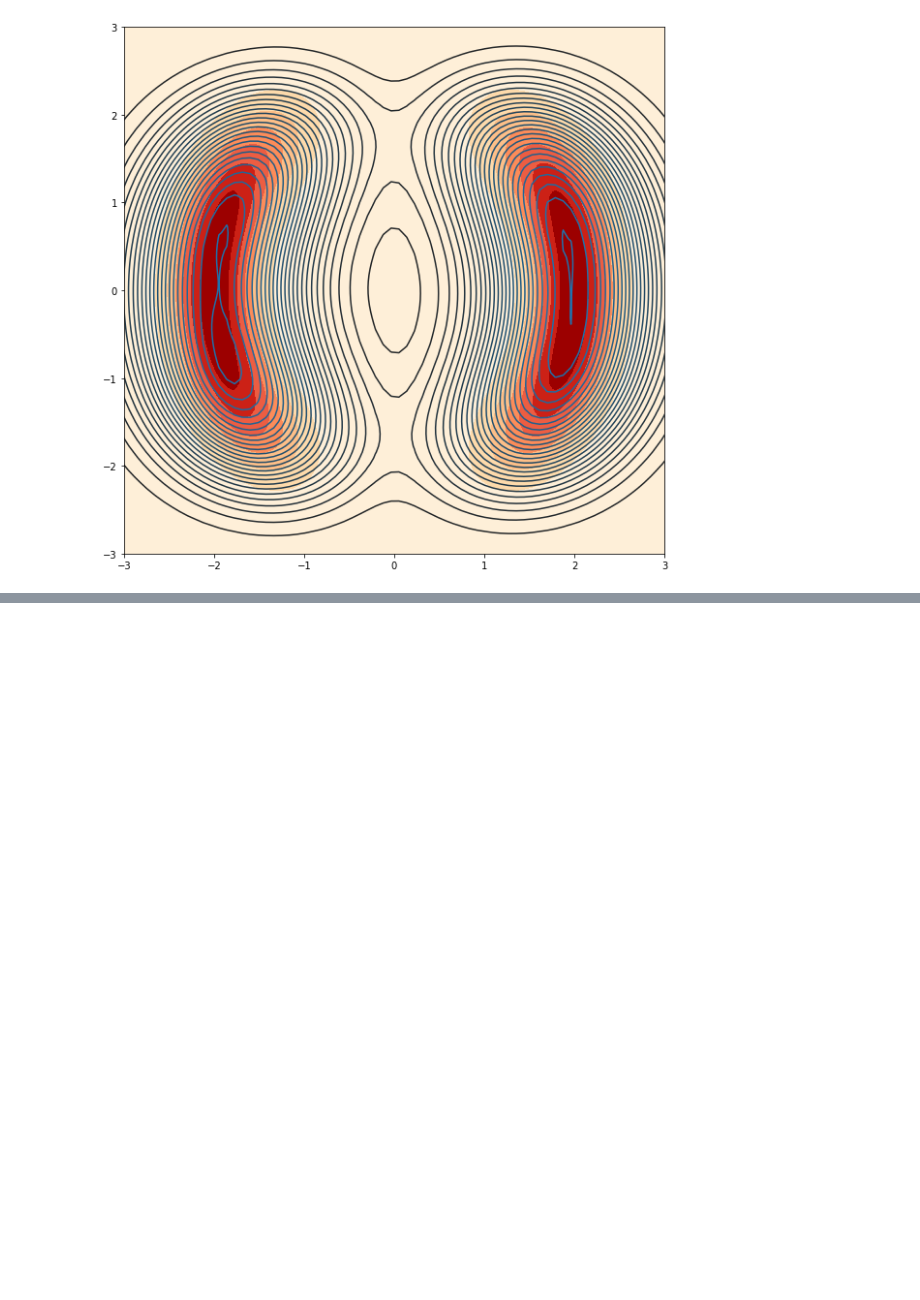
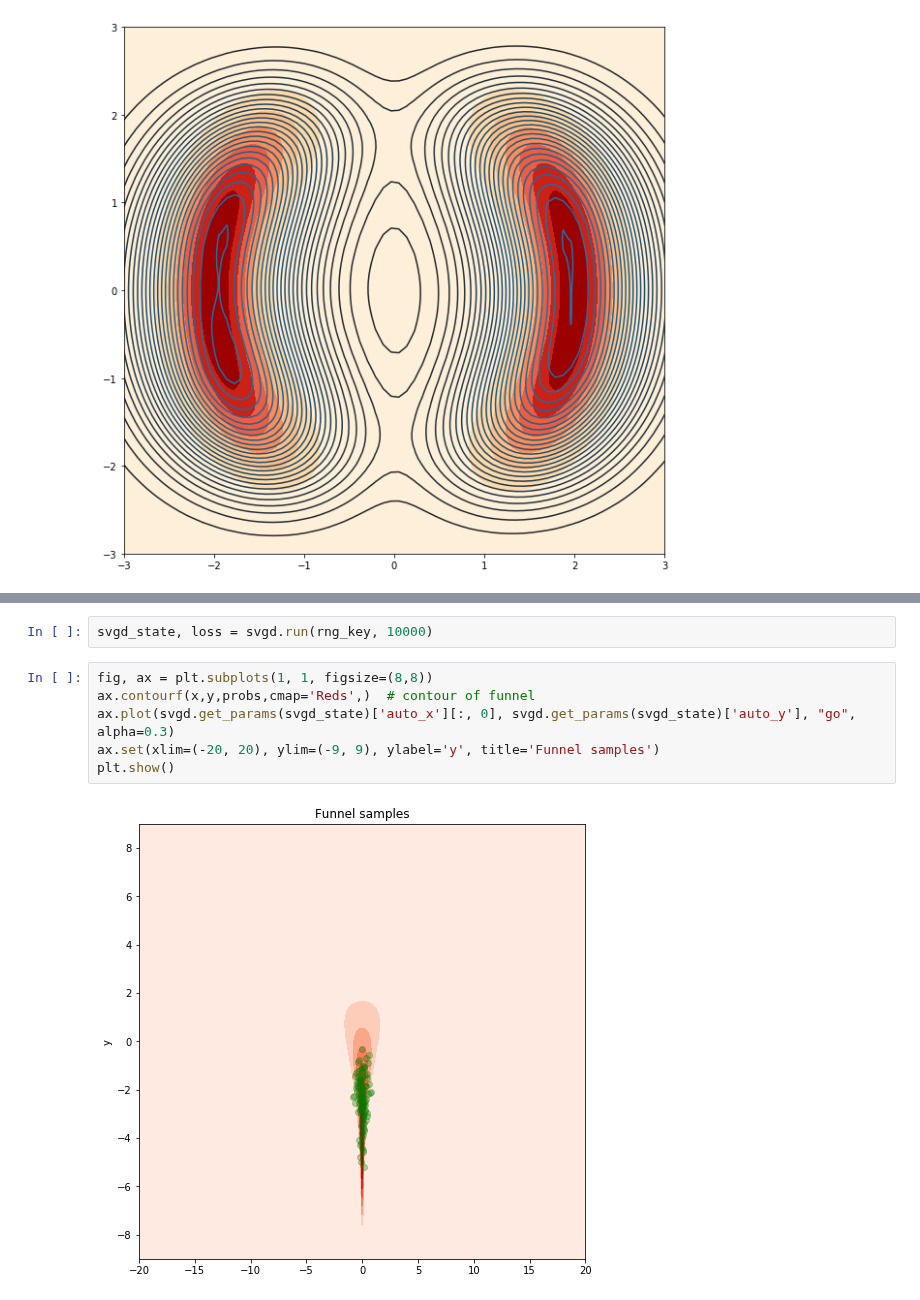
Before and after one commit to pyro-ppl/numpyro, a Jupyter notebook: examples/stein_vi/neutra.ipynb, the cells around one changed output, grey strips where cells are left out. Cells and saved outputs as stored; diff of their text form; blank space fills up the shorter version.

```diff
--- a/examples/stein_vi/neutra.ipynb
+++ b/examples/stein_vi/neutra.ipynb
@@ -115,0 +162,10 @@ sns.kdeplot(samples['x'][:, 0], samples['x'][:, 1], n_levels=30, ax=ax)
+# %%
+svgd_state, loss = svgd.run(rng_key, 10000)
+# %%
+fig, ax = plt.subplots(1, 1, figsize=(8,8))
+ax.contourf(x,y,probs,cmap='Reds',)  # contour of funnel
+ax.plot(svgd.get_params(svgd_state)['auto_x'][:, 0], svgd.get_params(svgd_state)['auto_y'], "go", alpha=0.3)
+ax.set(xlim=(-20, 20), ylim=(-9, 9), ylabel='y', title='Funnel samples')
+plt.show()
+# %% [output]
+[figure, added]
```
Also changed, not shown: parts of 14 cells of this notebook, 2 other files.
